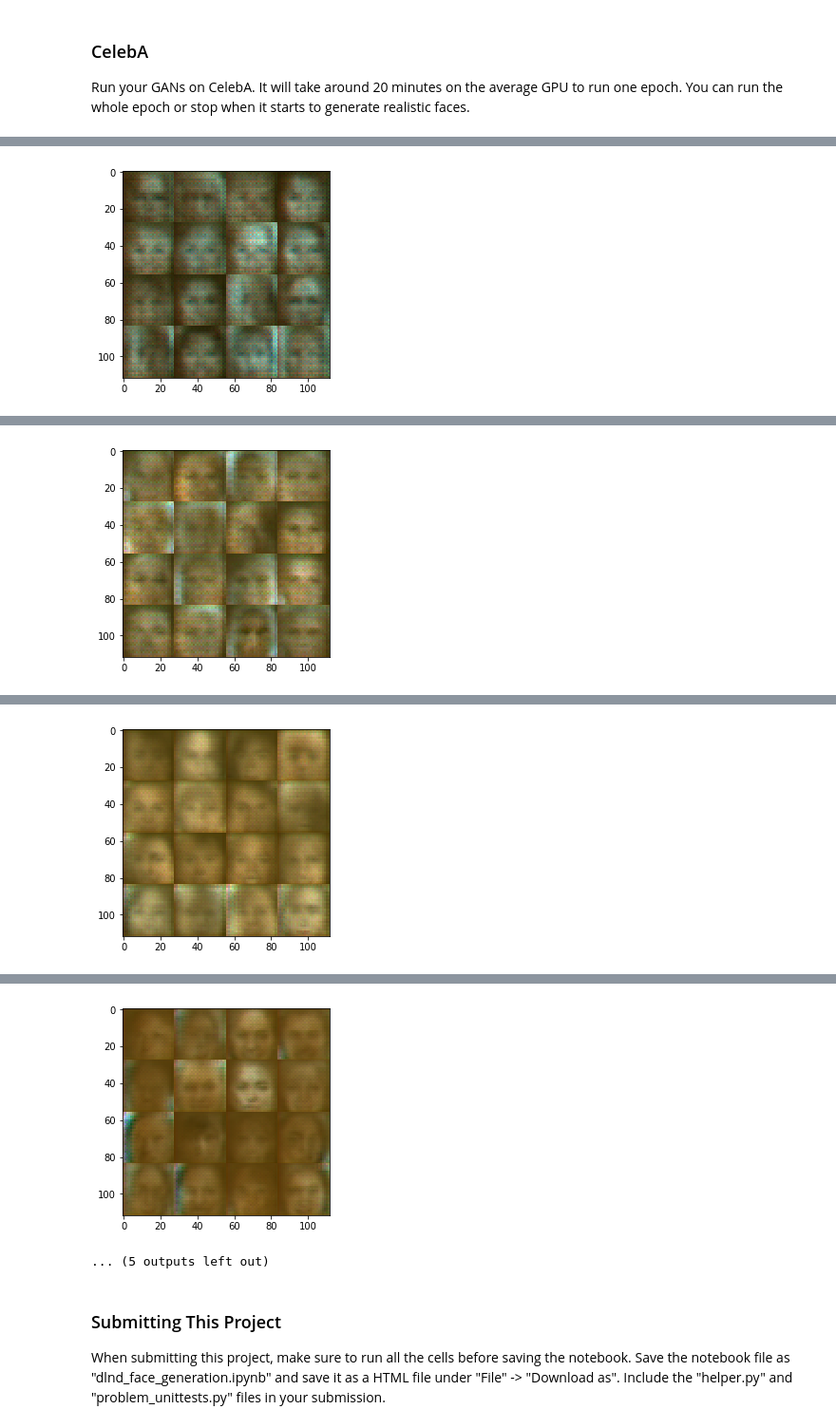
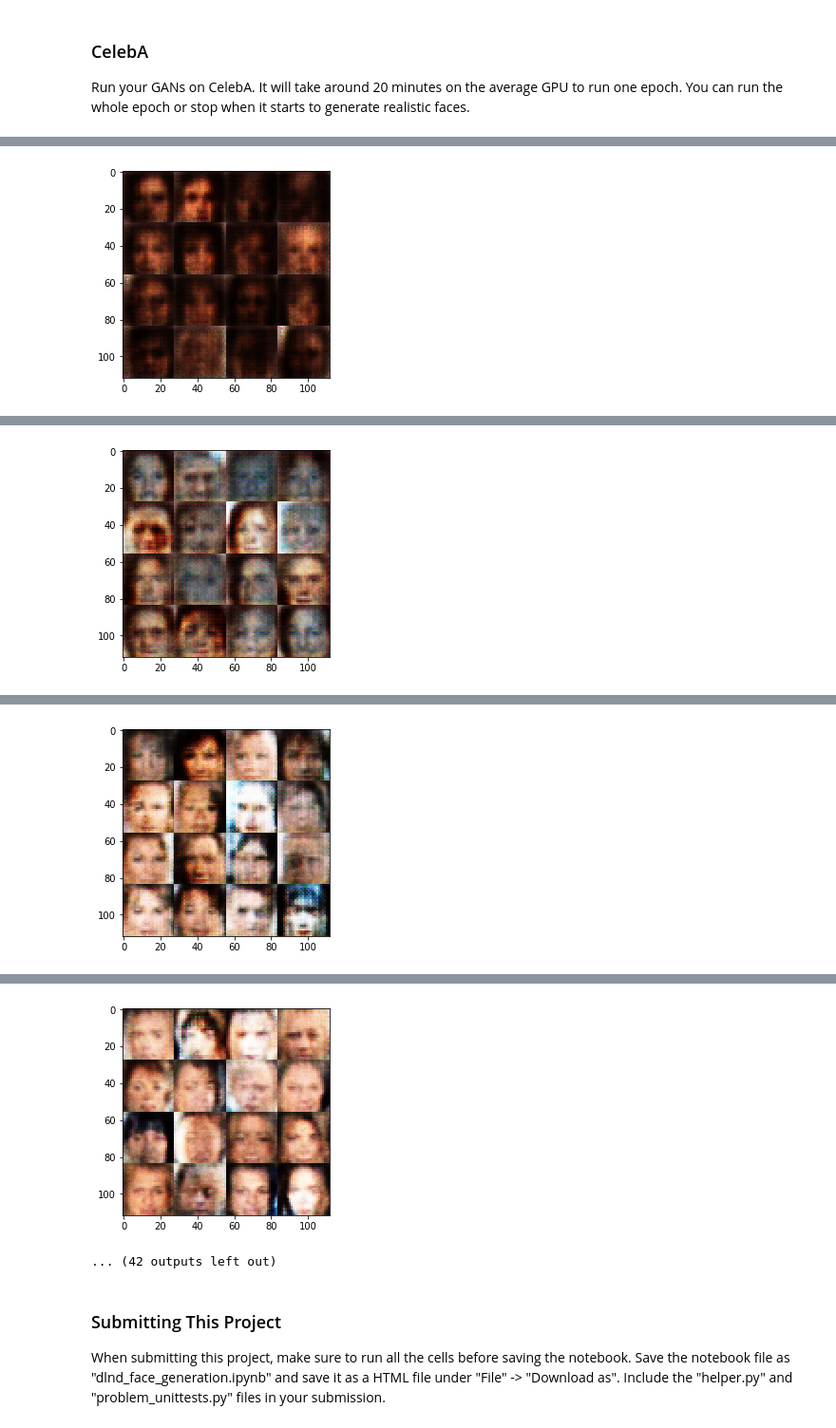
Before and after one commit to 0rig1n/GAN-Face-Generation, a Jupyter notebook: dlnd_face_generation.ipynb, the cells around one changed output, grey strips where cells are left out. Shown at 95% size. Cells and saved outputs as stored; diff of their text form; code cells hidden in the pictures.

```diff
--- a/dlnd_face_generation.ipynb
+++ b/dlnd_face_generation.ipynb
@@ -209,16 +209,16 @@ def generator(z, out_channel_dim, is_train=True,alpha=0.2):
                                         use_bias=False, bias_initializer=None)
         x3 = tf.layers.batch_normalization(x3, training=is_train)
         x3 = leaky_relu(x3,alpha)
-
+        """
         x4 = tf.layers.conv2d_transpose(x3, 64, 5, strides=1, padding='same',
                                         kernel_initializer=tf.truncated_normal_initializer(mean=0, stddev=0.01),
                                         use_bias=False, bias_initializer=None)
         x4 = tf.layers.batch_normalization(x4, training=is_train)
         x4 = leaky_relu(x4,alpha)
-
+        """
 
         # Output layer
-        logits = tf.layers.conv2d_transpose(x4, out_channel_dim, 5, strides=1,
+        logits = tf.layers.conv2d_transpose(x3, out_channel_dim, 5, strides=1,
                                             kernel_initializer=tf.truncated_normal_initializer(mean=0, stddev=0.01),
                                             padding='same')
         #logits=tf.image.resize_images(logits, (28, 28))
@@ -286,8 +286,9 @@ def model_opt(d_loss, g_loss, learning_rate, beta1):
     g_vars = [var for var in t_vars if var.name.startswith('generator')]
 
     # Optimize
-    d_train_opt = tf.train.AdamOptimizer(learning_rate, beta1=beta1).minimize(d_loss, var_list=d_vars)
-    g_train_opt = tf.train.AdamOptimizer(learning_rate, beta1=beta1).minimize(g_loss, var_list=g_vars)
+    with tf.control_dependencies(tf.get_collection(tf.GraphKeys.UPDATE_OPS)):
+        d_train_opt = tf.train.AdamOptimizer(learning_rate, beta1=beta1).minimize(d_loss, var_list=d_vars)
+        g_train_opt = tf.train.AdamOptimizer(learning_rate, beta1=beta1).minimize(g_loss, var_list=g_vars)
     return d_train_opt, g_train_opt
 
 
@@ -361,7 +362,9 @@ def train(epoch_count, batch_size, z_dim, learning_rate, beta1, get_batches, dat
         sess.run(tf.global_variables_initializer())
         for epoch_i in range(epoch_count):
             for i,batch_images in enumerate(get_batches(batch_size)):
-
+               # print(type(batch_images))
+                batch_images=batch_images*2
+               # print(type(batch_images))
                 # Sample random noise for G
                 batch_z = np.random.uniform(-1, 1, size=(batch_size, z_dim))
                 if i%10==0:
@@ -376,7 +379,7 @@ def train(epoch_count, batch_size, z_dim, learning_rate, beta1, get_batches, dat
 
                 # Run optimizers
                 _ = sess.run(d_train_opt, feed_dict={lr:learning_rate,real: batch_images, z: batch_z})
-                _ = sess.run(g_train_opt, feed_dict={lr:learning_rate,z: batch_z})
+                _ = sess.run(g_train_opt, feed_dict={lr:learning_rate,real: batch_images,z: batch_z})
 # %% [markdown]
 ### MNIST
 Test your GANs architecture on MNIST.  After 2 epochs, the GANs should be able to generate images that look like handwritten digits.  Make sure the loss of the generator is lower than the loss of the discriminator or close to 0.
@@ -456,7 +462,7 @@ Epoch 2/2... Discriminator Loss: 0.3653... Generator Loss: 0.3692
 ### CelebA
 Run your GANs on CelebA.  It will take around 20 minutes on the average GPU to run one epoch.  You can run the whole epoch or stop when it starts to generate realistic faces.
 # %%
-batch_size = 128
+batch_size = 64
 z_dim = 128
 learning_rate = 0.0002
 beta1 = 0.5
@@ -498 +504 @@ Epoch 1/1... Discriminator Loss: 0.3893... Generator Loss: 0.3875 Total loss: 0.
-[figure, old version]
+[figure, new version]
@@ -509 +515 @@ Epoch 1/1... Discriminator Loss: 0.3873... Generator Loss: 0.3900 Total loss: 0.
-[figure, old version]
+[figure, new version]
@@ -520 +526 @@ Epoch 1/1... Discriminator Loss: 0.3943... Generator Loss: 0.3547 Total loss: 0.
-[figure, old version]
+[figure, new version]
@@ -531,5 +537,5 @@ Epoch 1/1... Discriminator Loss: 0.3983... Generator Loss: 0.3484 Total loss: 0.
-[figure, old version]
+[figure, new version]
-... (5 outputs left out)
+... (42 outputs left out)
 # %% [markdown]
 ### Submitting This Project
 When submitting this project, make sure to run all the cells before saving the notebook. Save the notebook file as "dlnd_face_generation.ipynb" and save it as a HTML file under "File" -> "Download as". Include the "helper.py" and "problem_unittests.py" files in your submission.
```
Also changed, not shown: parts of 3 cells of this notebook, 1 other file.
